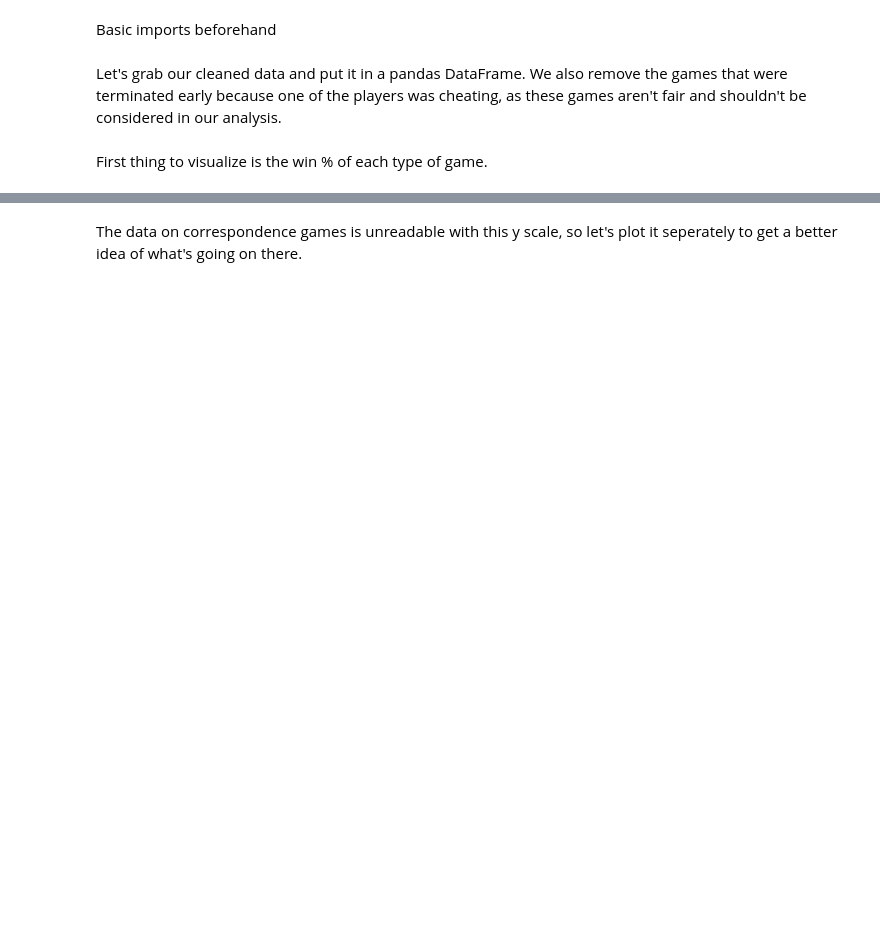
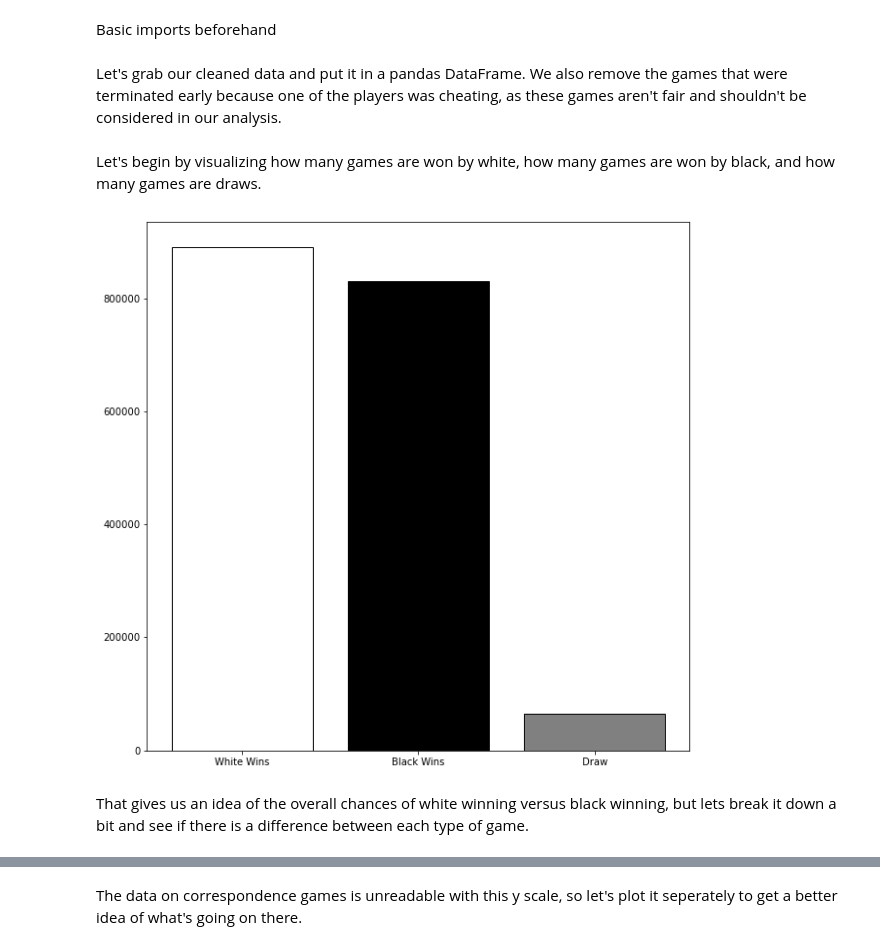
Before and after one commit to silas-wunder/Data-Wrangling-Final-Project, a Jupyter notebook: data_analysis.ipynb, the cells around one changed output, grey strips where cells are left out. Saved outputs shown, nothing was run; the diff lists cells and outputs as text; code cells hidden in the pictures; blank space fills up the shorter version.

```diff
--- a/data_analysis.ipynb
+++ b/data_analysis.ipynb
@@ -9,8 +9,17 @@ Let's grab our cleaned data and put it in a pandas DataFrame. We also remove the
 # %%
 data = pd.read_pickle('./Chess_Data.pickle')
 data.drop(data.loc[data['Termination'] == 'Rules infraction'].index, inplace=True)
-# %% [markdown]
-First thing to visualize is the win % of each type of game.
+# %% [markdown]
+Let's begin by visualizing how many games are won by white, how many games are won by black, and how many games are draws.
+# %%
+fig, ax = plt.subplots(figsize=(10,10))
+ax.bar('White Wins', len(data.loc[data['Result'] == '1-0']), color='white', edgecolor='black')
+ax.bar('Black Wins', len(data.loc[data['Result'] == '0-1']), color='black', edgecolor='black')
+ax.bar('Draw', len(data.loc[data['Result'] == '1/2-1/2']), color='gray', edgecolor='black');
+# %% [output]
+[figure, added]
+# %% [markdown]
+That gives us an idea of the overall chances of white winning versus black winning, but lets break it down a bit and see if there is a difference between each type of game.
 # %%
 labels = np.unique(data['Game Type'])
 whiteWon = [data.loc[(data['Game Type'] == x) & (data['Result'] == '1-0')] for x in labels]
```
Also changed, not shown: parts of 2 cells of this notebook.
